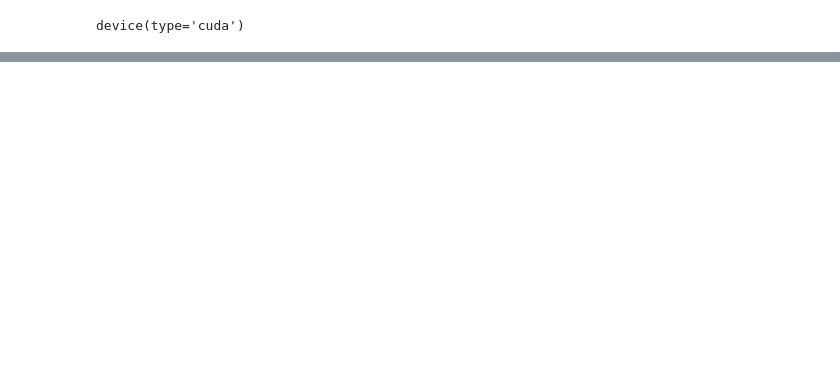
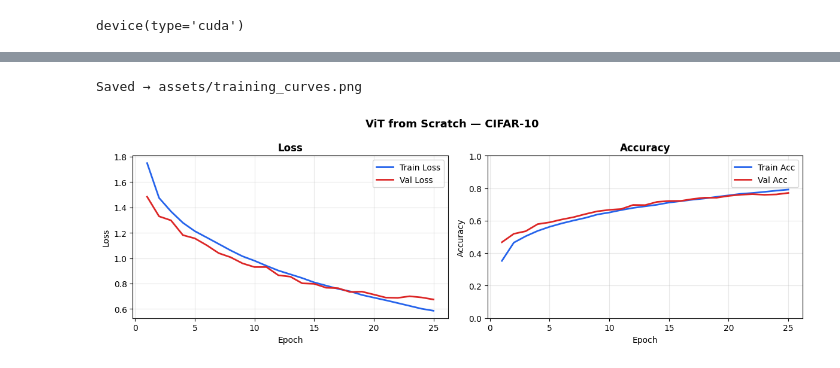
Before and after one commit to jaymankar/VIT_Strach, a Jupyter notebook: Vit_Scratch.ipynb, the cells around one changed output, grey strips where cells are left out. Saved outputs shown, nothing was run; the diff lists cells and outputs as text; code cells hidden in the pictures; blank space fills up the shorter version.

```diff
--- a/Vit_Scratch.ipynb
+++ b/Vit_Scratch.ipynb
@@ -192,7 +210,7 @@ class VisionTranformer(nn.Module):
     return logits
 # %%
 model = VisionTranformer(config)
-epochs = 15
+epochs = 25
 # %%
 import torch
 from tqdm import tqdm
@@ -207,11 +225,7 @@ def train_model(
 ):
 
     criterion = torch.nn.CrossEntropyLoss()
-    optimizer = torch.optim.AdamW(model.parameters(), lr=lr)
-
-    scheduler = torch.optim.lr_scheduler.CosineAnnealingLR(
-        optimizer, T_max=epochs
-    )
+    optimizer = torch.optim.AdamW(model.parameters(), lr=lr, weight_decay=1e-4)
 
     model.to(device)
 
@@ -249,7 +263,7 @@ def train_model(
 
             loss.backward()
 
-            # important for transformers
+            # Important for transformers
             torch.nn.utils.clip_grad_norm_(model.parameters(), 1.0)
 
             optimizer.step()
@@ -263,8 +277,8 @@ def train_model(
 
             loop.set_postfix(loss=loss.item())
 
+        train_loss /= len(train_loader)
         train_acc = correct / total
-        train_loss /= len(train_loader)
 
         # -------------------
         # VALIDATION
@@ -293,10 +307,8 @@ def train_model(
                 correct += (preds == labels).sum().item()
                 total += labels.size(0)
 
+        val_loss /= len(val_loader)
         val_acc = correct / total
-        val_loss /= len(val_loader)
-
-        scheduler.step()
 
         current_lr = optimizer.param_groups[0]["lr"]
 
@@ -314,6 +326,8 @@ def train_model(
             f" | Val Acc: {val_acc:.4f}"
             f" | LR: {current_lr:.6f}"
         )
+
+    return history
 # %%
-train_model(model=model, train_loader=train_loader, val_loader=test_loader, epochs=epochs, device=device)
+history = train_model(model=model, train_loader=train_loader, val_loader=test_loader, epochs=epochs, device=device)
 # %% [output]
@@ -333 +359,36 @@ Epoch 12/15 | Train Loss: 0.0139 | Train Acc: 0.9963 | Val Loss: 0.0616 | Val Ac
+# %%
+def plot_history(history, save=True):
+    fig, (ax1, ax2) = plt.subplots(1, 2, figsize=(12, 4))
+    epochs = range(1, len(history["train_loss"]) + 1)
+
+    ax1.plot(epochs, history["train_loss"], label="Train Loss", color="#2563EB", linewidth=2)
+    ax1.plot(epochs, history["val_loss"],   label="Val Loss",   color="#DC2626", linewidth=2)
+    ax1.set_title("Loss", fontweight="bold")
+    ax1.set_xlabel("Epoch")
+    ax1.set_ylabel("Loss")
+    ax1.legend()
+    ax1.grid(True, alpha=0.3)
+
+    ax2.plot(epochs, history["train_acc"], label="Train Acc", color="#2563EB", linewidth=2)
+    ax2.plot(epochs, history["val_acc"],   label="Val Acc",   color="#DC2626", linewidth=2)
+    ax2.set_title("Accuracy", fontweight="bold")
+    ax2.set_xlabel("Epoch")
+    ax2.set_ylabel("Accuracy")
+    ax2.set_ylim(0, 1)
+    ax2.legend()
+    ax2.grid(True, alpha=0.3)
+
+    plt.suptitle("ViT from Scratch — CIFAR-10", fontweight="bold", fontsize=13)
+    plt.tight_layout()
+
+    if save:
+        plt.savefig("assets/training_curves.png", dpi=150, bbox_inches="tight")
+        print("Saved → assets/training_curves.png")
+
+    plt.show()
+
+plot_history(history)
+# %% [output]
+Saved → assets/training_curves.png
+[figure, added]
 # %%
```
Also changed, not shown: parts of 10 cells of this notebook, 8 other files.
